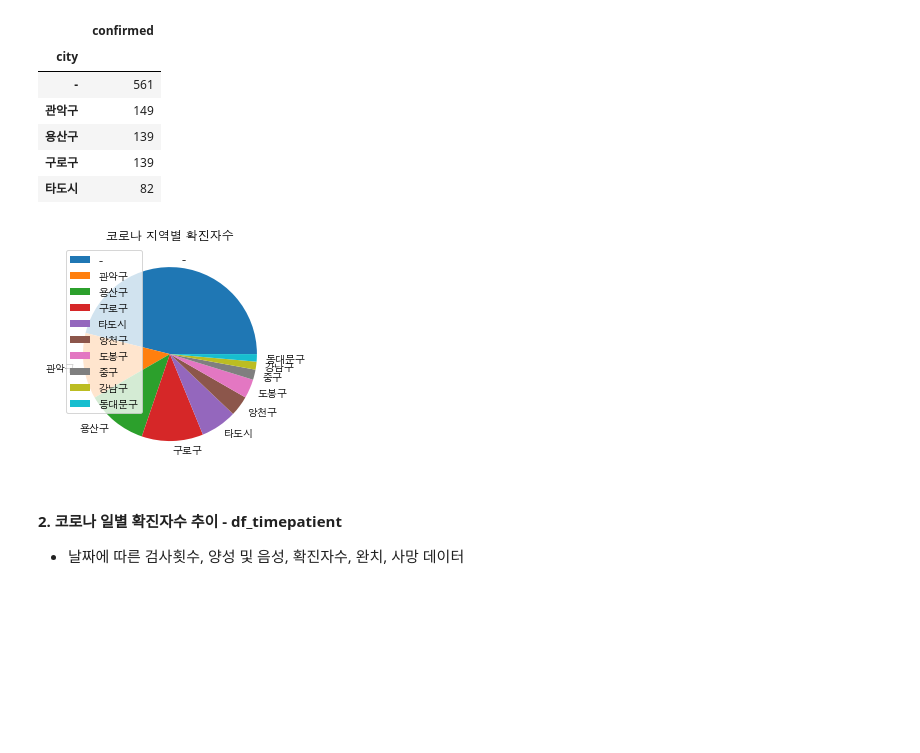
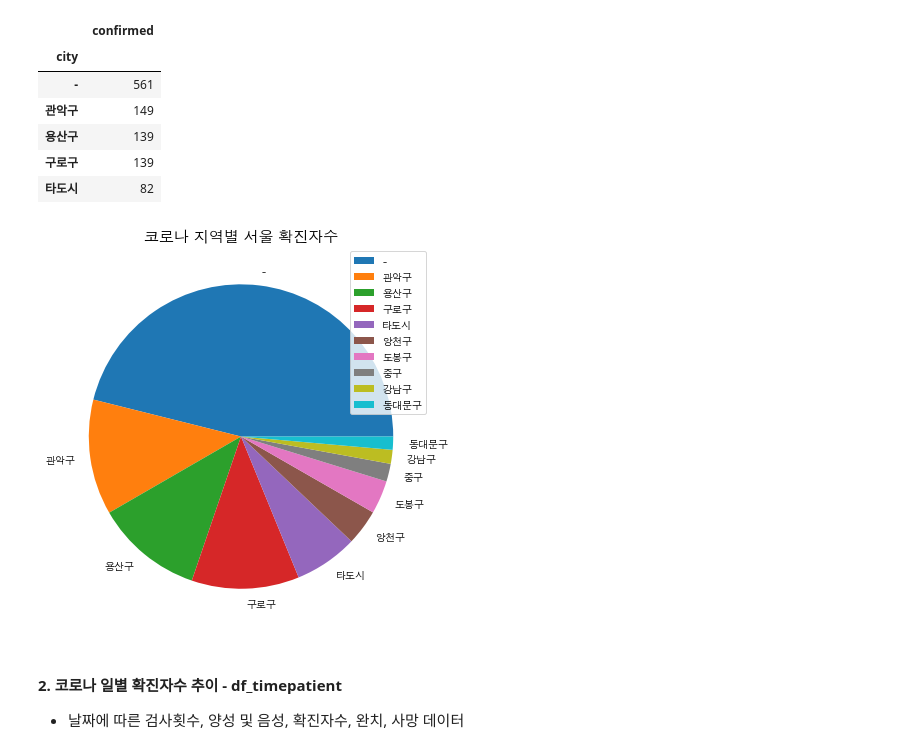
Before and after one commit to kkyuhun94/COVID-19_visualization, a Jupyter notebook: code/visualization.ipynb, the cells around one changed output. Cells and saved outputs as stored; diff of their text form; code cells hidden in the pictures; blank space fills up the shorter version.

```diff
--- a/code/visualization.ipynb
+++ b/code/visualization.ipynb
@@ -190,12 +259,13 @@ df_seoulcorona.head()
 | 구로구 | 139 |
 | 타도시 | 82 |
 # %%
+plt.figure(figsize=(10,7))
 plt.pie(df_seoulcorona["confirmed"], labels = df_seoulcorona.index)
-plt.title("코로나 지역별 확진자수")
+plt.title("코로나 지역별 서울 확진자수", fontsize=15)
 plt.legend()
 plt.show()
 # %% [output]
-[figure, old version]
+[figure, new version]
 # %% [markdown]
 #### 2. 코로나 일별 확진자수 추이 - df_timepatient
 * 날짜에 따른 검사횟수, 양성 및 음성, 확진자수, 완치, 사망 데이터
```
Also changed, not shown: parts of 65 cells of this notebook.
